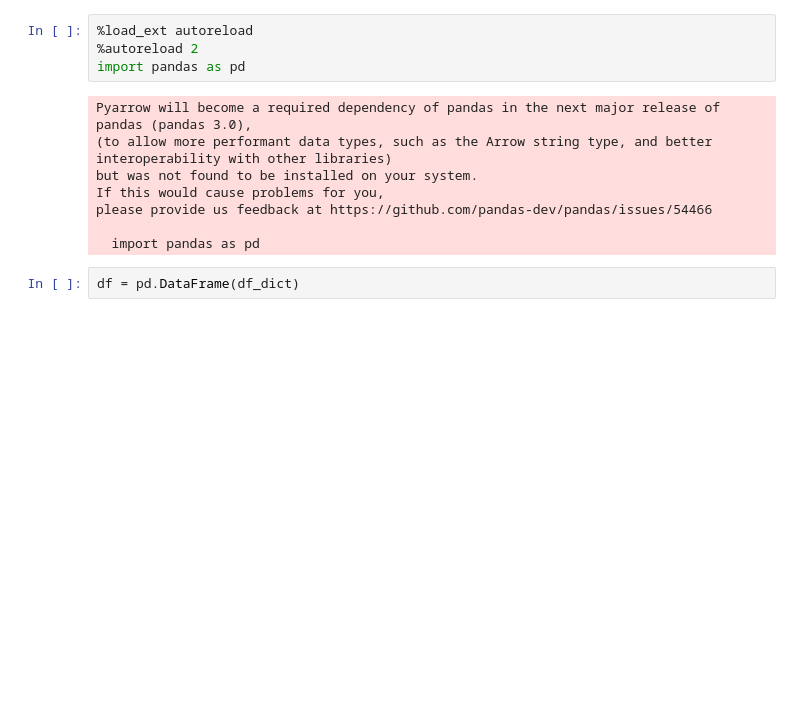
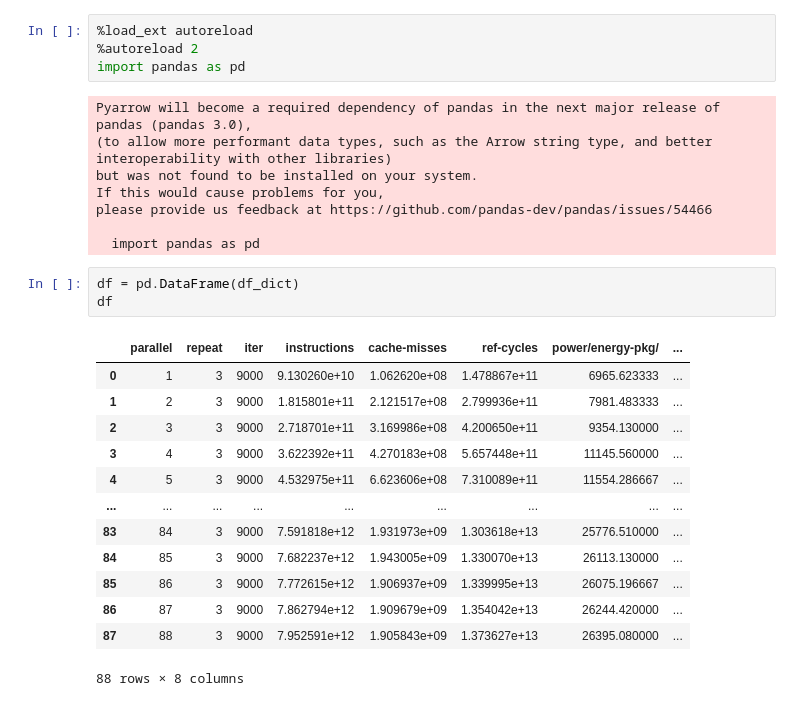
Before and after one commit to SustainableOpenShift/peakler, a Jupyter notebook: experiments/microbenchmarks/jupyter-notebook/perf_stat_alu_parallel.ipynb, the cells around one changed output. Drawn from its saved outputs; the diff is of its cells as text; blank space fills up the shorter version.

```diff
--- a/experiments/microbenchmarks/jupyter-notebook/perf_stat_alu_parallel.ipynb
+++ b/experiments/microbenchmarks/jupyter-notebook/perf_stat_alu_parallel.ipynb
@@ -46,4 +46,19 @@ please provide us feedback at https://github.com/pandas-dev/pandas/issues/54466
   import pandas as pd
 # %%
 df = pd.DataFrame(df_dict)
+df
+# %% [output]
+|  | parallel | repeat | iter | instructions | cache-misses | ref-cycles | power/energy-pkg/ | ... |
+| 0 | 1 | 3 | 9000 | 9.130260e+10 | 1.062620e+08 | 1.478867e+11 | 6965.623333 | ... |
+| 1 | 2 | 3 | 9000 | 1.815801e+11 | 2.121517e+08 | 2.799936e+11 | 7981.483333 | ... |
+| 2 | 3 | 3 | 9000 | 2.718701e+11 | 3.169986e+08 | 4.200650e+11 | 9354.130000 | ... |
+| 3 | 4 | 3 | 9000 | 3.622392e+11 | 4.270183e+08 | 5.657448e+11 | 11145.560000 | ... |
+| 4 | 5 | 3 | 9000 | 4.532975e+11 | 6.623606e+08 | 7.310089e+11 | 11554.286667 | ... |
+| ... | ... | ... | ... | ... | ... | ... | ... | ... |
+| 83 | 84 | 3 | 9000 | 7.591818e+12 | 1.931973e+09 | 1.303618e+13 | 25776.510000 | ... |
+| 84 | 85 | 3 | 9000 | 7.682237e+12 | 1.943005e+09 | 1.330070e+13 | 26113.130000 | ... |
+| 85 | 86 | 3 | 9000 | 7.772615e+12 | 1.906937e+09 | 1.339995e+13 | 26075.196667 | ... |
+| 86 | 87 | 3 | 9000 | 7.862794e+12 | 1.909679e+09 | 1.354042e+13 | 26244.420000 | ... |
+| 87 | 88 | 3 | 9000 | 7.952591e+12 | 1.905843e+09 | 1.373627e+13 | 26395.080000 | ... |
+88 rows × 8 columns
 # %%
```
Also changed, not shown: parts of 2 cells of this notebook, 1 other file.
